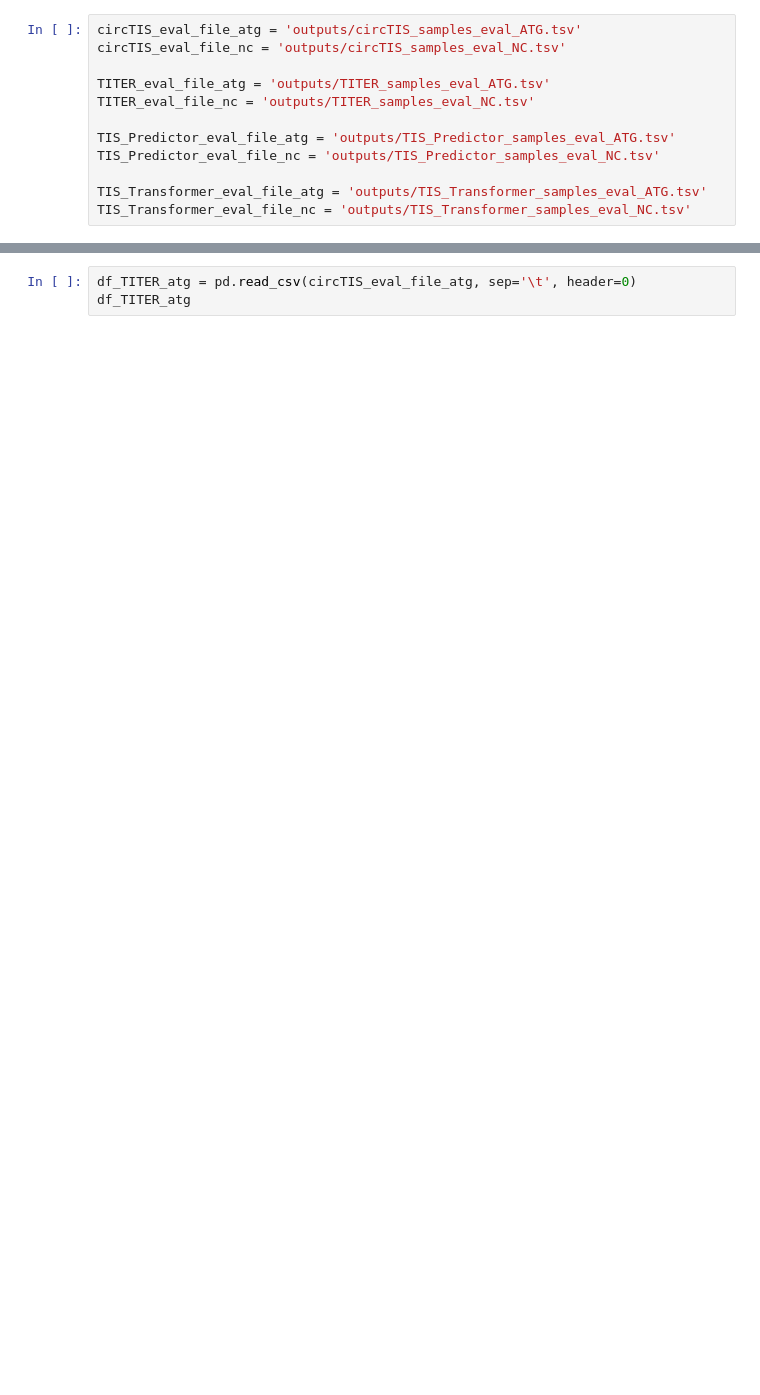
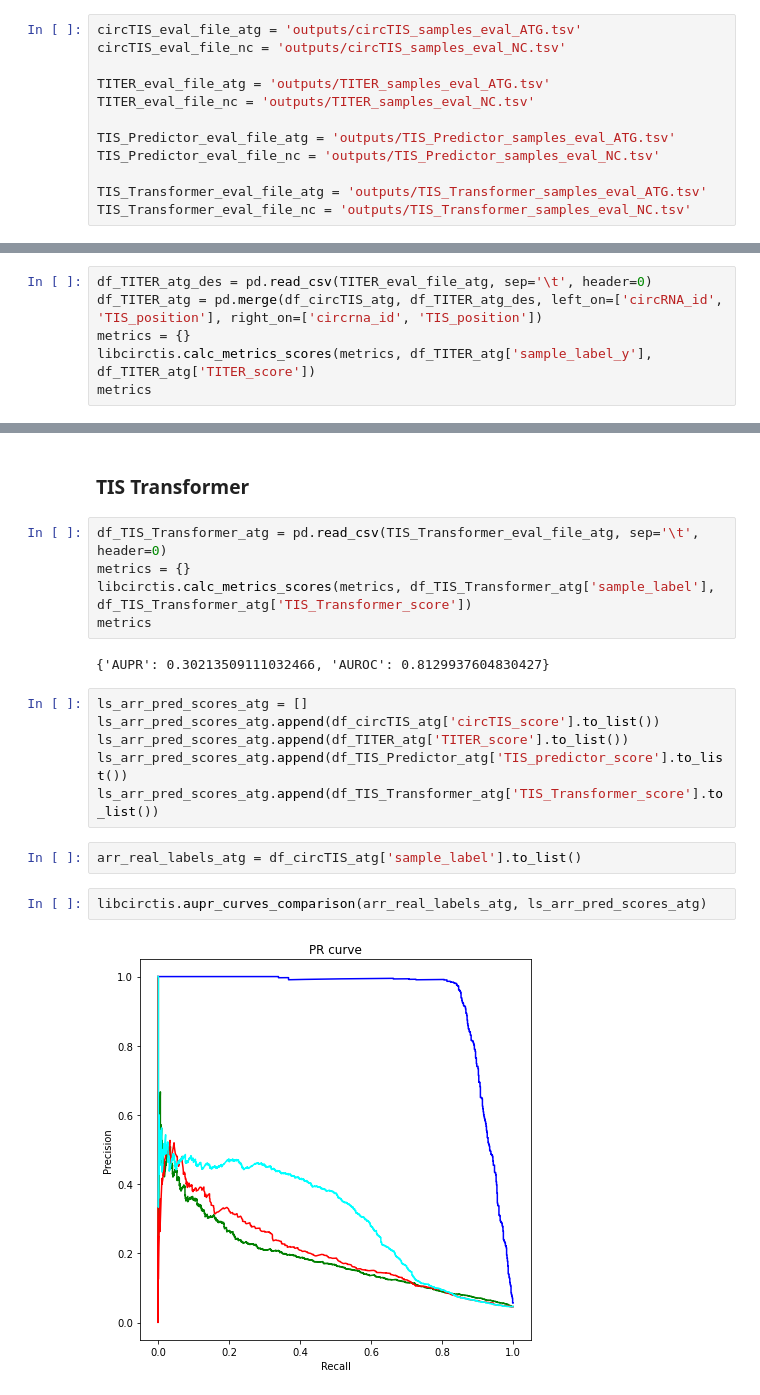
Before and after one commit to denilsonfbar/circTIS-exps-BSB2023, a Jupyter notebook: 16_Tools_comparison.ipynb, the cells around one changed output, grey strips where cells are left out. Drawn from its saved outputs; the diff is of its cells as text; blank space fills up the shorter version.

Commit message:
Curves evaluation

```diff
--- a/16_Tools_comparison.ipynb
+++ b/16_Tools_comparison.ipynb
@@ -17,0 +40,6 @@ df_circTIS_atg
+# %%
+df_TITER_atg_des = pd.read_csv(TITER_eval_file_atg, sep='\t', header=0)
+df_TITER_atg = pd.merge(df_circTIS_atg, df_TITER_atg_des, left_on=['circRNA_id', 'TIS_position'], right_on=['circrna_id', 'TIS_position'])
+metrics = {}
+libcirctis.calc_metrics_scores(metrics, df_TITER_atg['sample_label_y'], df_TITER_atg['TITER_score'])
+metrics
@@ -18,3 +68,21 @@ df_circTIS_atg
+# %% [markdown]
+### TIS Transformer
 # %%
-df_TITER_atg = pd.read_csv(circTIS_eval_file_atg, sep='\t', header=0)
-df_TITER_atg
+df_TIS_Transformer_atg = pd.read_csv(TIS_Transformer_eval_file_atg, sep='\t', header=0)
+metrics = {}
+libcirctis.calc_metrics_scores(metrics, df_TIS_Transformer_atg['sample_label'], df_TIS_Transformer_atg['TIS_Transformer_score'])
+metrics
+# %% [output]
+{'AUPR': 0.30213509111032466, 'AUROC': 0.8129937604830427}
+# %%
+ls_arr_pred_scores_atg = []
+ls_arr_pred_scores_atg.append(df_circTIS_atg['circTIS_score'].to_list())
+ls_arr_pred_scores_atg.append(df_TITER_atg['TITER_score'].to_list())
+ls_arr_pred_scores_atg.append(df_TIS_Predictor_atg['TIS_predictor_score'].to_list())
+ls_arr_pred_scores_atg.append(df_TIS_Transformer_atg['TIS_Transformer_score'].to_list())
+# %%
+arr_real_labels_atg = df_circTIS_atg['sample_label'].to_list()
+# %%
+libcirctis.aupr_curves_comparison(arr_real_labels_atg, ls_arr_pred_scores_atg)
+# %% [output]
+[figure, added]
```
Also changed, not shown: parts of 23 cells of this notebook, 2 other files.
